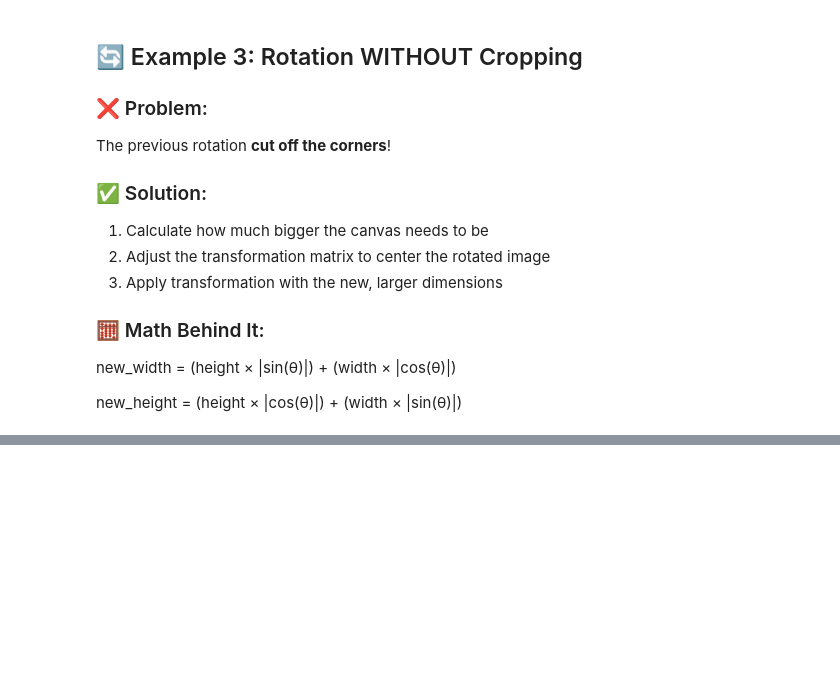
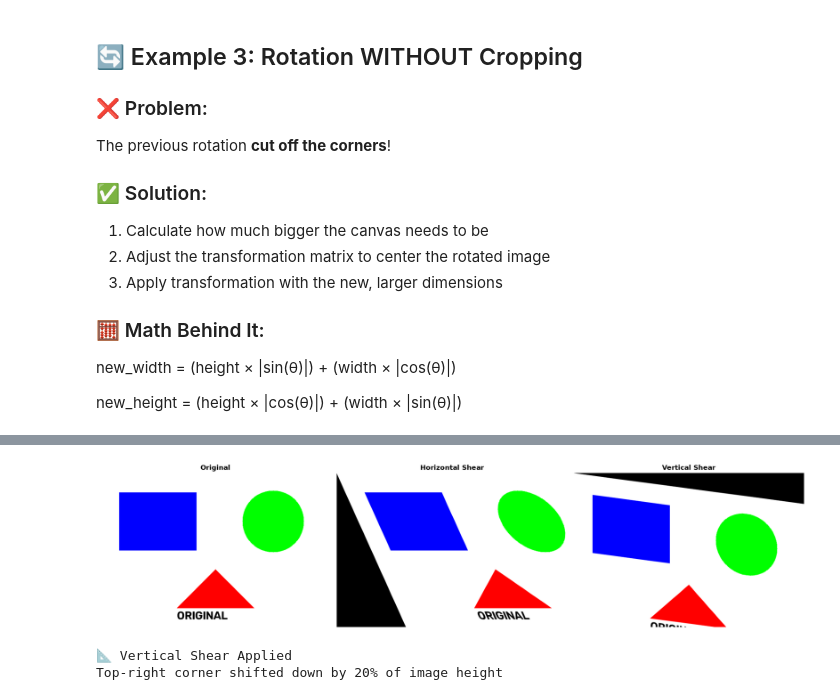
Before and after one commit to Intelli2Byte/OpenCV-practice-projects, a Jupyter notebook: 5thdaycv.ipynb, the cells around one changed output, grey strips where cells are left out. Drawn from its saved outputs; the diff is of its cells as text; code cells hidden in the pictures; blank space fills up the shorter version.

```diff
--- a/5thdaycv.ipynb
+++ b/5thdaycv.ipynb
@@ -292,0 +395,37 @@ new_height = (height × |cos(θ)|) + (width × |sin(θ)|)
+# %%
+# ============================================
+# VERTICAL SHEAR
+# ============================================
+
+# Source points
+src_points = np.float32([
+    [0, 0],
+    [cols-1, 0],
+    [0, rows-1]
+])
+
+# Destination points
+# Left side stays fixed, top-right shifts down → vertical shear
+dst_points = np.float32([
+    [0, 0],                # Top-left stays in place
+    [cols-1, rows*0.2],    # Top-right shifts DOWN (20% of height)
+    [0, rows-1]            # Bottom-left stays in place
+])
+
+# Get transformation matrix
+M_shear_v = cv2.getAffineTransform(src_points, dst_points)
+
+# Apply vertical shearing
+sheared_v = cv2.warpAffine(img, M_shear_v, (cols, rows))
+
+# Display both types of shear
+show_images([img, sheared_h, sheared_v],
+            ['Original', 'Horizontal Shear', 'Vertical Shear'],
+            figsize=(18, 5))
+
+print("📐 Vertical Shear Applied")
+print("Top-right corner shifted down by 20% of image height")
+# %% [output]
+[figure, added]
+📐 Vertical Shear Applied
+Top-right corner shifted down by 20% of image height
```
Also changed, not shown: parts of 18 cells of this notebook.
